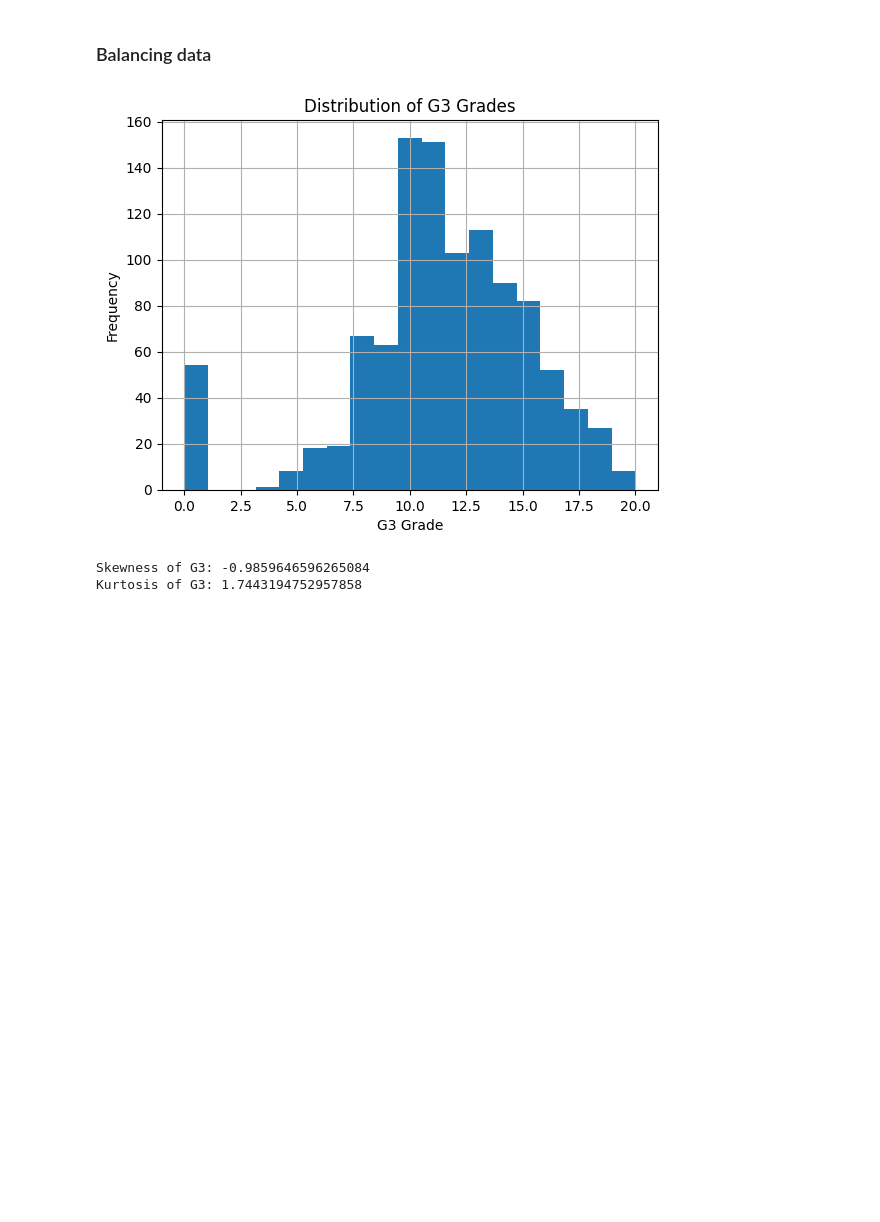
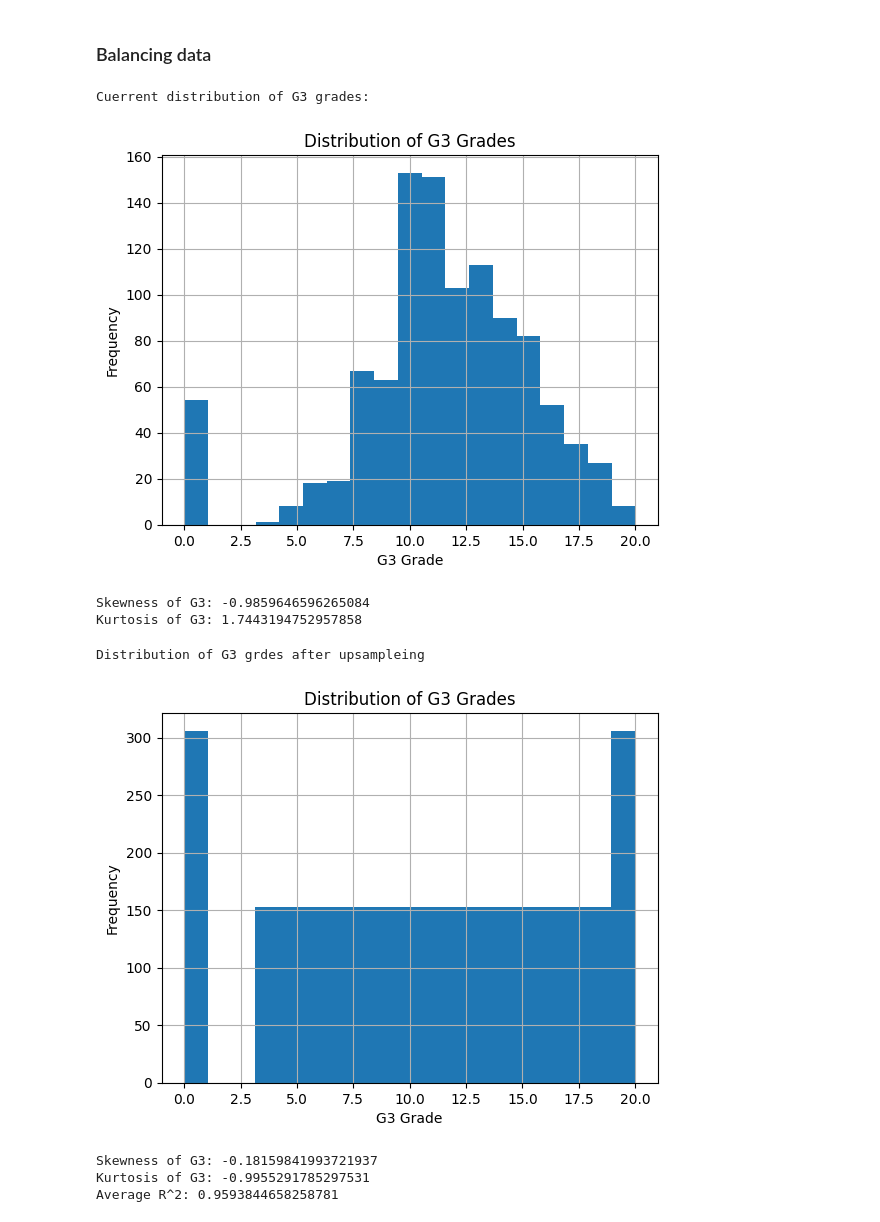
Before and after one commit to yuvalSaadati/Student-Performance, a Jupyter notebook: part_2.ipynb, the cells around one changed output. Cells and saved outputs as stored; diff of their text form; code cells hidden in the pictures; blank space fills up the shorter version.

```diff
--- a/part_2.ipynb
+++ b/part_2.ipynb
@@ -80,0 +127,28 @@ R² Score: 0.77984893632158
+# %%
+def perform_cross_validation(X, y, n_splits=5, random_state=42, learning_rate=0.01, max_depth=5, min_child_weight=10, n_estimators=300):
+    kf = KFold(n_splits=n_splits, random_state=random_state, shuffle=True)
+
+    # Initialize lists to store results
+    r2_scores = []
+    all_y_vals = []
+    all_y_pred = []
+
+    # Perform cross-validation
+    for train_index, val_index in kf.split(X):
+        X_train, X_val = X.iloc[train_index], X.iloc[val_index]
+        y_train, y_val = y.iloc[train_index], y.iloc[val_index]
+        model = XGBRegressor(random_state=random_state, learning_rate=learning_rate, max_depth=max_depth, min_child_weight=min_child_weight, n_estimators=n_estimators)
+
+        # Train the model
+        model.fit(X_train, y_train)
+
+        # Predict and evaluate
+        y_pred = model.predict(X_val)
+        all_y_vals.extend(y_val)
+        all_y_pred.extend(y_pred)
+
+        # Calculate R^2 score
+        r2 = r2_score(y_val, y_pred)
+        r2_scores.append(r2)
+
+    return r2_scores, all_y_vals, all_y_pred
@@ -401,7 +376,7 @@ Average model performance: 0.9260410216543484
 ### Balancing data
 # %%
 import matplotlib.pyplot as plt
-
+print("Cuerrent distribution of G3 grades:")
 # Plotting the distribution of G3 grades
 df['G3'].hist(bins=len(df['G3'].unique()))
 plt.title('Distribution of G3 Grades')
@@ -411,6 +386,30 @@ plt.show()
 print("Skewness of G3:", df['G3'].skew())
 print("Kurtosis of G3:", df['G3'].kurtosis())
 # %% [output]
+Cuerrent distribution of G3 grades:
 [figure]
-Skewness of G3: -0.9859646596265084
-Kurtosis of G3: 1.7443194752957858
+Skewness of G3: -0.9859646596265084
+Kurtosis of G3: 1.7443194752957858
+# %%
+print("Distribution of G3 grdes after upsampleing")
+ros = RandomOverSampler(random_state=42)
+X = df.drop(columns=['G3'])  # Features
+y = df['G3']  # Target
+
+X, y = ros.fit_resample(X, y)
+# Plotting the distribution of G3 grades
+y.hist(bins=len(y.unique()))
+plt.title('Distribution of G3 Grades')
+plt.xlabel('G3 Grade')
+plt.ylabel('Frequency')
+plt.show()
+print("Skewness of G3:", y.skew())
+print("Kurtosis of G3:", y.kurtosis())
+r2_scores, all_y_vals, all_y_pred = perform_cross_validation(X, y)
+print("Average R^2:", np.mean(r2_scores))
+# %% [output]
+Distribution of G3 grdes after upsampleing
+[figure, added]
+Skewness of G3: -0.18159841993721937
+Kurtosis of G3: -0.9955291785297531
+Average R^2: 0.9593844658258781
```
Also changed, not shown: parts of 47 cells of this notebook, 1 other file.
